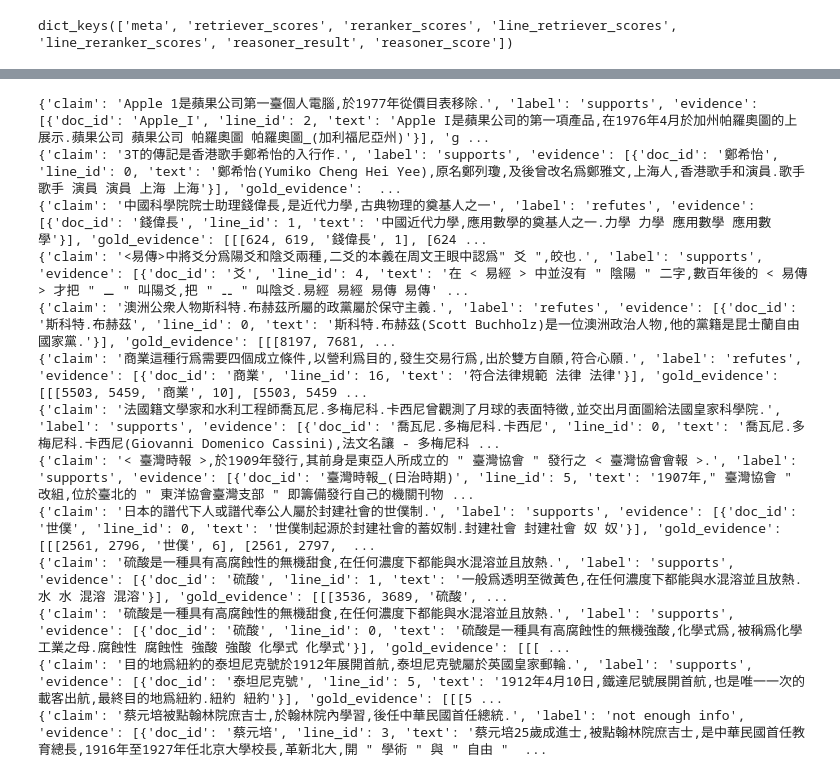
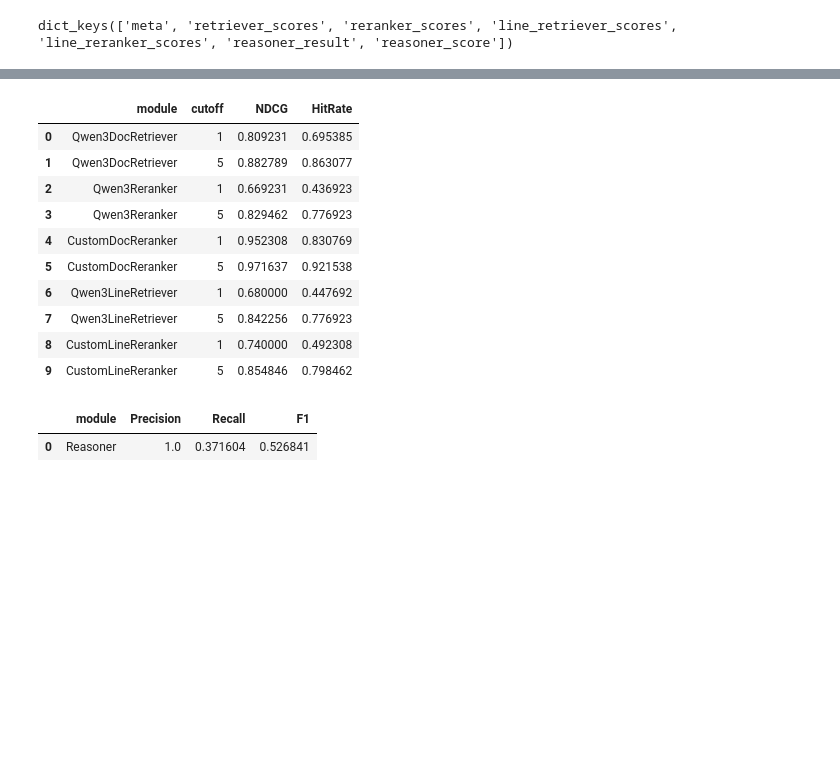
Before and after one commit to Polo-Marco/MassDocRetriever, a Jupyter notebook: notebooks/visualize_modular_eval.ipynb, the cells around one changed output, grey strips where cells are left out. Cells and saved outputs as stored; diff of their text form; code cells hidden in the pictures; blank space fills up the shorter version.

```diff
--- a/notebooks/visualize_modular_eval.ipynb
+++ b/notebooks/visualize_modular_eval.ipynb
@@ -141,7 +158,7 @@ label_modules = {
 }
 cutoff_list = ['1', '5']
 # %%
-summarize_scores_table(
+module1,label1 = summarize_scores_table_pd(
     cutoff_list=cutoff_list,
     module_scores=module_scores,
     label_modules=label_modules,
@@ -322,18 +167,19 @@ data = load_jsonl_format("data/reason_extracted_train_4_HA.jsonl")
-# %%
-for d in data[:]:
-    if len(d['gold_evidence'][0])!=len(d['evidence']) and d['comment']:
-        print(d)
-# %% [output]
-{'claim': 'Apple 1是蘋果公司第一臺個人電腦,於1977年從價目表移除.', 'label': 'supports', 'evidence': [{'doc_id': 'Apple_I', 'line_id': 2, 'text': 'Apple I是蘋果公司的第一項產品,在1976年4月於加州帕羅奧圖的上展示.蘋果公司 蘋果公司 帕羅奧圖 帕羅奧圖_(加利福尼亞州)'}], 'g ...
-{'claim': '3T的傳記是香港歌手鄭希怡的入行作.', 'label': 'supports', 'evidence': [{'doc_id': '鄭希怡', 'line_id': 0, 'text': '鄭希怡(Yumiko Cheng Hei Yee),原名鄭列瓊,及後曾改名爲鄭雅文,上海人,香港歌手和演員.歌手 歌手 演員 演員 上海 上海'}], 'gold_evidence':  ...
-{'claim': '中國科學院院士助理錢偉長,是近代力學,古典物理的奠基人之一', 'label': 'refutes', 'evidence': [{'doc_id': '錢偉長', 'line_id': 1, 'text': '中國近代力學,應用數學的奠基人之一.力學 力學 應用數學 應用數學'}], 'gold_evidence': [[[624, 619, '錢偉長', 1], [624 ...
-{'claim': '<易傳>中將爻分爲陽爻和陰爻兩種,二爻的本義在周文王眼中認爲" 爻 ",皎也.', 'label': 'supports', 'evidence': [{'doc_id': '爻', 'line_id': 4, 'text': '在 < 易經 > 中並沒有 " 陰陽 " 二字,數百年後的 < 易傳 > 才把 " ⚊ " 叫陽爻,把 " ⚋ " 叫陰爻.易經 易經 易傳 易傳' ...
-{'claim': '澳洲公衆人物斯科特.布赫茲所屬的政黨屬於保守主義.', 'label': 'refutes', 'evidence': [{'doc_id': '斯科特.布赫茲', 'line_id': 0, 'text': '斯科特.布赫茲(Scott Buchholz)是一位澳洲政治人物,他的黨籍是昆士蘭自由國家黨.'}], 'gold_evidence': [[[8197, 7681, ...
-{'claim': '商業這種行爲需要四個成立條件,以營利爲目的,發生交易行爲,出於雙方自願,符合心願.', 'label': 'refutes', 'evidence': [{'doc_id': '商業', 'line_id': 16, 'text': '符合法律規範 法律 法律'}], 'gold_evidence': [[[5503, 5459, '商業', 10], [5503, 5459 ...
-{'claim': '法國籍文學家和水利工程師喬瓦尼.多梅尼科.卡西尼曾觀測了月球的表面特徵,並交出月面圖給法國皇家科學院.', 'label': 'supports', 'evidence': [{'doc_id': '喬瓦尼.多梅尼科.卡西尼', 'line_id': 0, 'text': '喬瓦尼.多梅尼科.卡西尼(Giovanni Domenico Cassini),法文名讓 - 多梅尼科 ...
-{'claim': '< 臺灣時報 >,於1909年發行,其前身是東亞人所成立的 " 臺灣協會 " 發行之 < 臺灣協會會報 >.', 'label': 'supports', 'evidence': [{'doc_id': '臺灣時報_(日治時期)', 'line_id': 5, 'text': '1907年," 臺灣協會 " 改組,位於臺北的 " 東洋協會臺灣支部 " 即籌備發行自己的機關刊物 ...
-{'claim': '日本的譜代下人或譜代奉公人屬於封建社會的世僕制.', 'label': 'supports', 'evidence': [{'doc_id': '世僕', 'line_id': 0, 'text': '世僕制起源於封建社會的蓄奴制.封建社會 封建社會 奴 奴'}], 'gold_evidence': [[[2561, 2796, '世僕', 6], [2561, 2797,  ...
-{'claim': '硫酸是一種具有高腐蝕性的無機甜食,在任何濃度下都能與水混溶並且放熱.', 'label': 'supports', 'evidence': [{'doc_id': '硫酸', 'line_id': 1, 'text': '一般爲透明至微黃色,在任何濃度下都能與水混溶並且放熱.水 水 混溶 混溶'}], 'gold_evidence': [[[3536, 3689, '硫酸', ...
-{'claim': '硫酸是一種具有高腐蝕性的無機甜食,在任何濃度下都能與水混溶並且放熱.', 'label': 'supports', 'evidence': [{'doc_id': '硫酸', 'line_id': 0, 'text': '硫酸是一種具有高腐蝕性的無機強酸,化學式爲,被稱爲化學工業之母.腐蝕性 腐蝕性 強酸 強酸 化學式 化學式'}], 'gold_evidence': [[[ ...
-{'claim': '目的地爲紐約的泰坦尼克號於1912年展開首航,泰坦尼克號屬於英國皇家郵輪.', 'label': 'supports', 'evidence': [{'doc_id': '泰坦尼克號', 'line_id': 5, 'text': '1912年4月10日,鐵達尼號展開首航,也是唯一一次的載客出航,最終目的地爲紐約.紐約 紐約'}], 'gold_evidence': [[[5 ...
-{'claim': '蔡元培被點翰林院庶吉士,於翰林院內學習,後任中華民國首任總統.', 'label': 'not enough info', 'evidence': [{'doc_id': '蔡元培', 'line_id': 3, 'text': '蔡元培25歲成進士,被點翰林院庶吉士,是中華民國首任教育總長,1916年至1927年任北京大學校長,革新北大,開 " 學術 " 與 " 自由 "  ...
+# %%
+module1
+# %% [output]
+|  | module | cutoff | NDCG | HitRate |
+| 0 | Qwen3DocRetriever | 1 | 0.809231 | 0.695385 |
+| 1 | Qwen3DocRetriever | 5 | 0.882789 | 0.863077 |
+| 2 | Qwen3Reranker | 1 | 0.669231 | 0.436923 |
+| 3 | Qwen3Reranker | 5 | 0.829462 | 0.776923 |
+| 4 | CustomDocReranker | 1 | 0.952308 | 0.830769 |
+| 5 | CustomDocReranker | 5 | 0.971637 | 0.921538 |
+| 6 | Qwen3LineRetriever | 1 | 0.680000 | 0.447692 |
+| 7 | Qwen3LineRetriever | 5 | 0.842256 | 0.776923 |
+| 8 | CustomLineReranker | 1 | 0.740000 | 0.492308 |
+| 9 | CustomLineReranker | 5 | 0.854846 | 0.798462 |
+# %%
+label1
+# %% [output]
+|  | module | Precision | Recall | F1 |
+| 0 | Reasoner | 1.0 | 0.371604 | 0.526841 |
```
Also changed, not shown: parts of 21 cells of this notebook, 7 other files.
